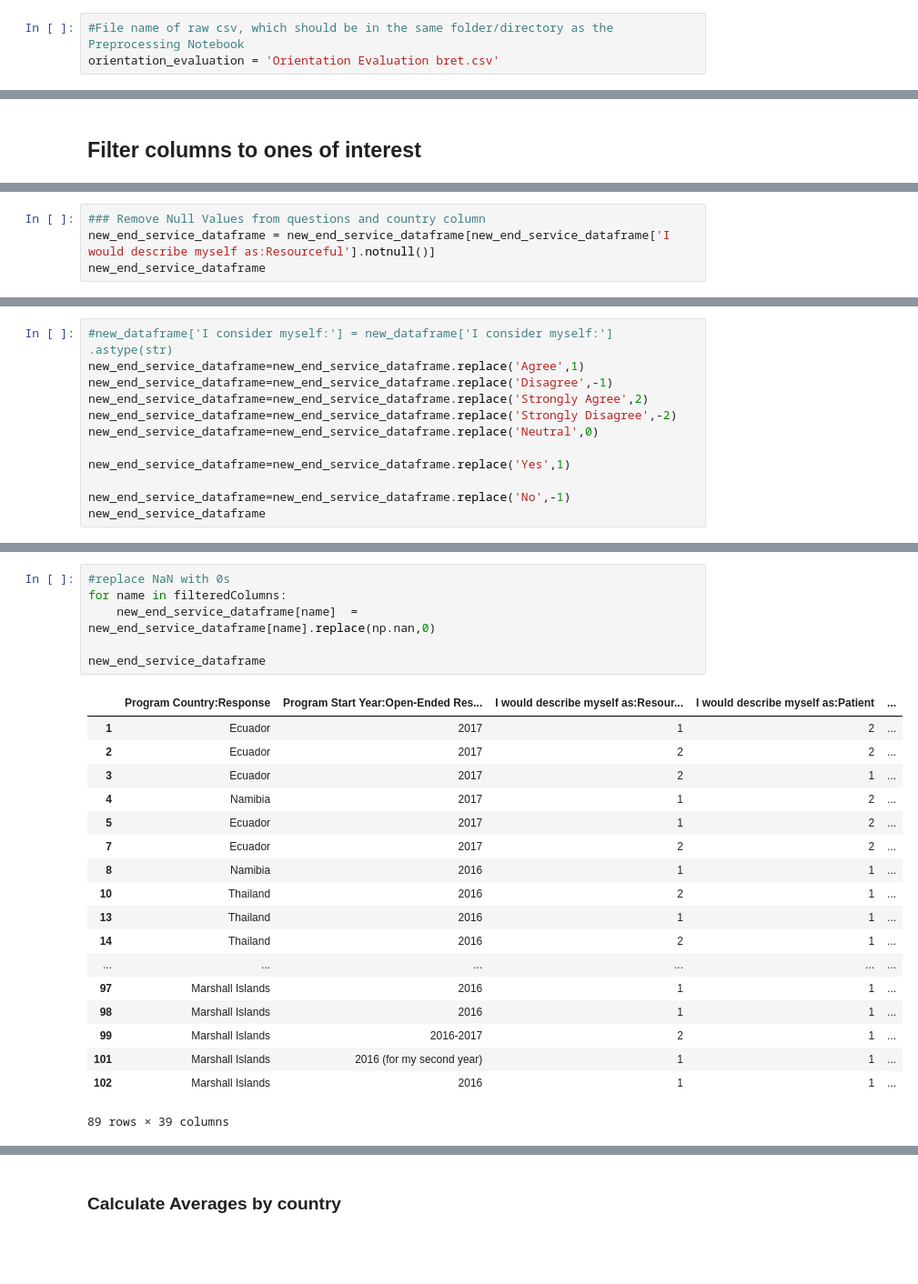
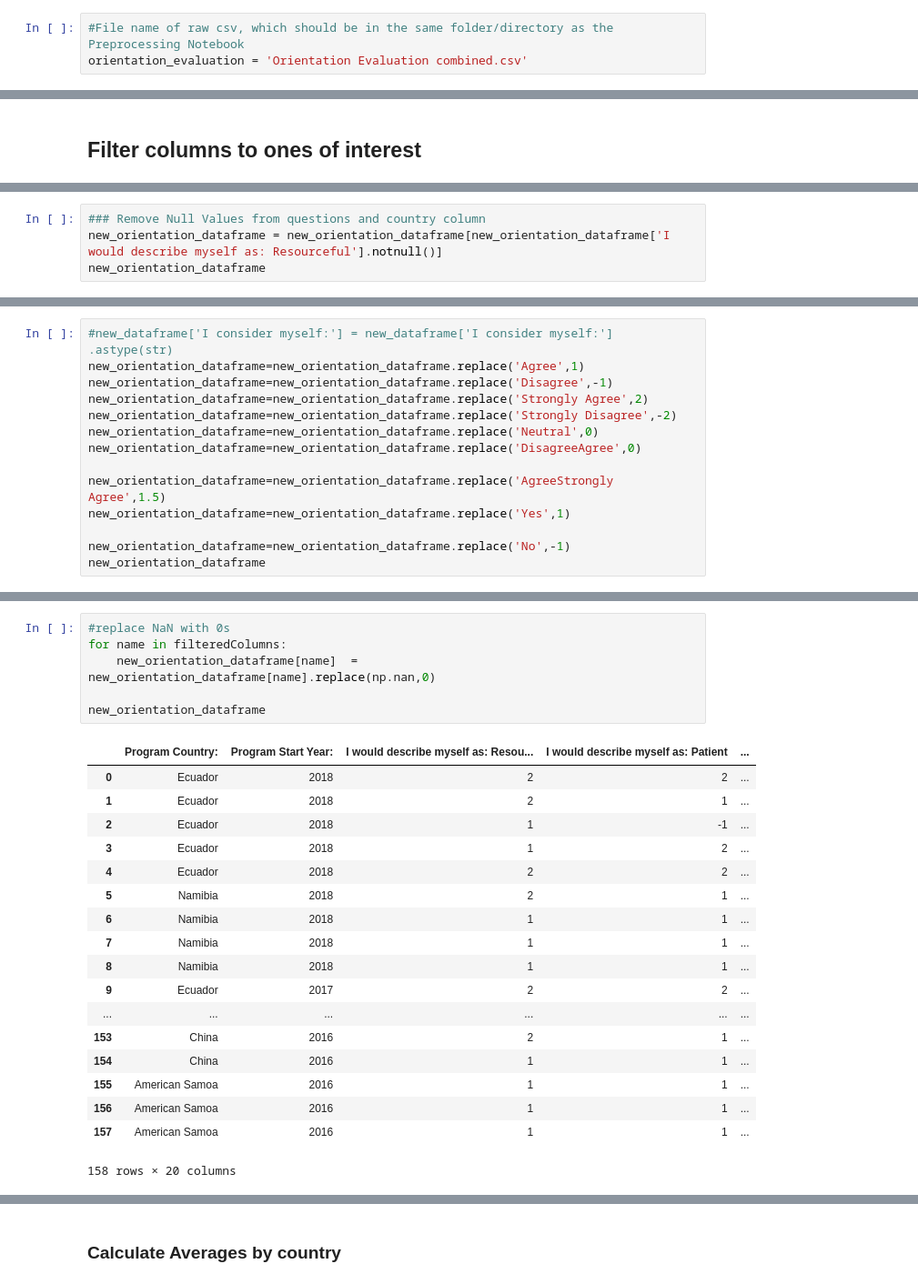
Before and after one commit to INFO-4602-5602/spring-2018-final-projects-bretbryan-wt, a Jupyter notebook: Jupyter Notebook/Orientation Survey Cleanup Notebook.ipynb, the cells around one changed output, grey strips where cells are left out. Shown at 91% size. Drawn from its saved outputs; the diff is of its cells as text; blank space fills up the shorter version.

```diff
--- a/Jupyter Notebook/Orientation Survey Cleanup Notebook.ipynb
+++ b/Jupyter Notebook/Orientation Survey Cleanup Notebook.ipynb
@@ -5,7 +5,7 @@ import numpy as np
 import math
 # %%
 #File name of raw csv, which should be in the same folder/directory as the Preprocessing Notebook
-orientation_evaluation = 'Orientation Evaluation bret.csv'
+orientation_evaluation = 'Orientation Evaluation combined.csv'
 # %%
 orientation_dataframe = pd.read_csv(orientation_evaluation)
 orientation_dataframe
@@ -115,5 +96,5 @@ new_end_service_dataframe
 # %%
 ### Remove Null Values from questions and country column
-new_end_service_dataframe = new_end_service_dataframe[new_end_service_dataframe['I would describe myself as:Resourceful'].notnull()]
-new_end_service_dataframe
+new_orientation_dataframe = new_orientation_dataframe[new_orientation_dataframe['I would describe myself as: Resourceful'].notnull()]
+new_orientation_dataframe
 # %% [output]
@@ -138,13 +119,15 @@ new_end_service_dataframe
 # %%
 #new_dataframe['I consider myself:'] = new_dataframe['I consider myself:'] .astype(str)
-new_end_service_dataframe=new_end_service_dataframe.replace('Agree',1)
-new_end_service_dataframe=new_end_service_dataframe.replace('Disagree',-1)
-new_end_service_dataframe=new_end_service_dataframe.replace('Strongly Agree',2)
-new_end_service_dataframe=new_end_service_dataframe.replace('Strongly Disagree',-2)
-new_end_service_dataframe=new_end_service_dataframe.replace('Neutral',0)
+new_orientation_dataframe=new_orientation_dataframe.replace('Agree',1)
+new_orientation_dataframe=new_orientation_dataframe.replace('Disagree',-1)
+new_orientation_dataframe=new_orientation_dataframe.replace('Strongly Agree',2)
+new_orientation_dataframe=new_orientation_dataframe.replace('Strongly Disagree',-2)
+new_orientation_dataframe=new_orientation_dataframe.replace('Neutral',0)
+new_orientation_dataframe=new_orientation_dataframe.replace('DisagreeAgree',0)
 
-new_end_service_dataframe=new_end_service_dataframe.replace('Yes',1)
+new_orientation_dataframe=new_orientation_dataframe.replace('AgreeStrongly Agree',1.5)
+new_orientation_dataframe=new_orientation_dataframe.replace('Yes',1)
 
-new_end_service_dataframe=new_end_service_dataframe.replace('No',-1)
-new_end_service_dataframe
+new_orientation_dataframe=new_orientation_dataframe.replace('No',-1)
+new_orientation_dataframe
 # %% [output]
@@ -169,27 +152,27 @@ new_end_service_dataframe
 # %%
 #replace NaN with 0s
 for name in filteredColumns:
-    new_end_service_dataframe[name]  = new_end_service_dataframe[name].replace(np.nan,0)
+    new_orientation_dataframe[name]  = new_orientation_dataframe[name].replace(np.nan,0)
 
-new_end_service_dataframe
+new_orientation_dataframe
 # %% [output]
-|  | Program Country:Response | Program Start Year:Open-Ended Res... | I would describe myself as:Resour... | I would describe myself as:Patient | ... |
-| 1 | Ecuador | 2017 | 1 | 2 | ... |
-| 2 | Ecuador | 2017 | 2 | 2 | ... |
-| 3 | Ecuador | 2017 | 2 | 1 | ... |
-| 4 | Namibia | 2017 | 1 | 2 | ... |
-| 5 | Ecuador | 2017 | 1 | 2 | ... |
-| 7 | Ecuador | 2017 | 2 | 2 | ... |
-| 8 | Namibia | 2016 | 1 | 1 | ... |
-| 10 | Thailand | 2016 | 2 | 1 | ... |
-| 13 | Thailand | 2016 | 1 | 1 | ... |
-| 14 | Thailand | 2016 | 2 | 1 | ... |
+|  | Program Country: | Program Start Year: | I would describe myself as: Resou... | I would describe myself as: Patient | ... |
+| 0 | Ecuador | 2018 | 2 | 2 | ... |
+| 1 | Ecuador | 2018 | 2 | 1 | ... |
+| 2 | Ecuador | 2018 | 1 | -1 | ... |
+| 3 | Ecuador | 2018 | 1 | 2 | ... |
+| 4 | Ecuador | 2018 | 2 | 2 | ... |
+| 5 | Namibia | 2018 | 2 | 1 | ... |
+| 6 | Namibia | 2018 | 1 | 1 | ... |
+| 7 | Namibia | 2018 | 1 | 1 | ... |
+| 8 | Namibia | 2018 | 1 | 1 | ... |
+| 9 | Ecuador | 2017 | 2 | 2 | ... |
 | ... | ... | ... | ... | ... | ... |
-| 97 | Marshall Islands | 2016 | 1 | 1 | ... |
-| 98 | Marshall Islands | 2016 | 1 | 1 | ... |
-| 99 | Marshall Islands | 2016-2017 | 2 | 1 | ... |
-| 101 | Marshall Islands | 2016 (for my second year) | 1 | 1 | ... |
-| 102 | Marshall Islands | 2016 | 1 | 1 | ... |
+| 153 | China | 2016 | 2 | 1 | ... |
+| 154 | China | 2016 | 1 | 1 | ... |
+| 155 | American Samoa | 2016 | 1 | 1 | ... |
+| 156 | American Samoa | 2016 | 1 | 1 | ... |
+| 157 | American Samoa | 2016 | 1 | 1 | ... |
-89 rows × 39 columns
+158 rows × 20 columns
 # %%
 #Adding Country Average Devices
```
Also changed, not shown: parts of 9 cells of this notebook, 2 other files.
